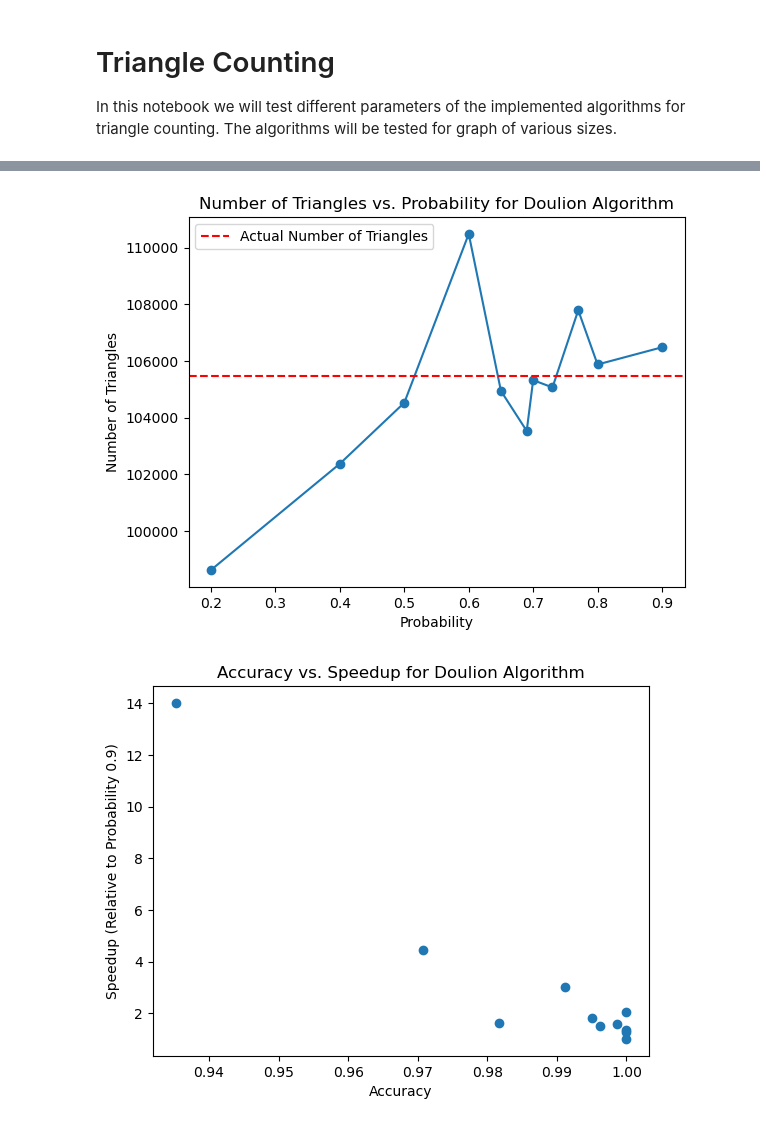
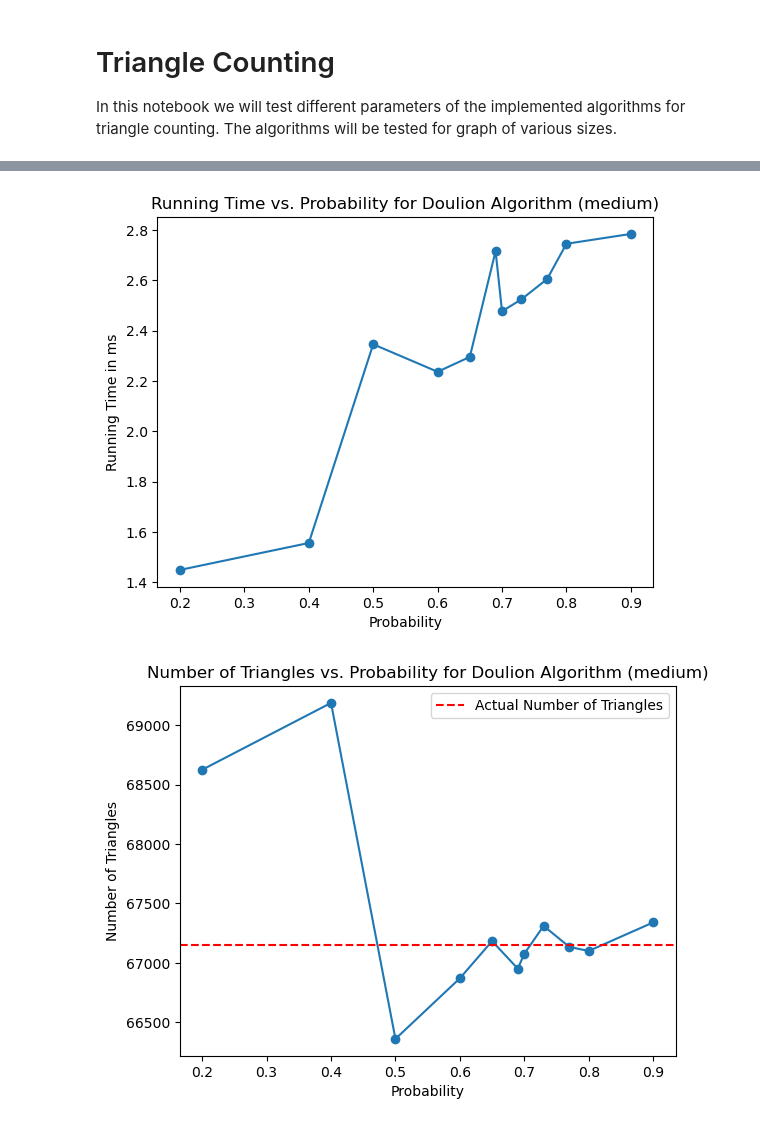
Before and after one commit to helenmand/Exact-Approximate-and-Streaming-Methods-for-Triangle-Counting, a Jupyter notebook: testing.ipynb, the cells around one changed output, grey strips where cells are left out. Saved outputs shown, nothing was run; the diff lists cells and outputs as text; code cells hidden in the pictures.

```diff
--- a/testing.ipynb
+++ b/testing.ipynb
@@ -58,6 +61,6 @@ def triest_impr_test(g, memory):
 # %%
 # small graph
-g = nx.read_edgelist(f"loaded_t_base_res_s/email.txt", create_using=nx.Graph(), nodetype = int)
+g = nx.read_edgelist(f"./data/email.txt", create_using=nx.Graph(), nodetype = int)
 g.remove_edges_from(nx.selfloop_edges(g)) # removing self-loops (if any)
 
 memory = [100, 400, 800, 1500, 3000, 5000, 8500, 10000, 12000, 13000, 14000, 16000, 17000]
@@ -69,7 +72,7 @@ t_impr_res_s = triest_impr_test(g=g, memory=memory)
 # %%
 
 # medium graph
-g = nx.read_edgelist(f"loaded_t_base_res_s/roadpa.txt", create_using=nx.Graph(), nodetype = int)
+g = nx.read_edgelist(f"./data/roadpa.txt", create_using=nx.Graph(), nodetype = int)
 g.remove_edges_from(nx.selfloop_edges(g)) # removing self-loops (if any)
 
 memory = [100, 1500, 3000, 10000, 12000, 14000, 17000]
@@ -80,7 +83,7 @@ t_base_res_m = triest_base_test(g=g, memory=memory)
 t_impr_res_m = triest_impr_test(g=g, memory=memory)
 # %%
 # big graph
-g = nx.read_edgelist(f"loaded_t_base_res_s/astroph.txt", create_using=nx.Graph(), nodetype = int)
+g = nx.read_edgelist(f"./data/astroph.txt", create_using=nx.Graph(), nodetype = int)
 g.remove_edges_from(nx.selfloop_edges(g)) # removing self-loops (if any)
 
 memory = [100, 3000, 10000, 14000, 17000]
@@ -187,45 +203,26 @@ plt.show()
 # %%
-import matplotlib.pyplot as plt
+probabilities = list(loaded_doulion_res_m.keys())
+running_times = [entry[0] for entry in loaded_doulion_res_m.values()]
 
-actual_triangles = 105461
+plt.plot(probabilities, running_times, marker='o')
+plt.xlabel('Probability')
+plt.ylabel('Running Time in ms')
+plt.title('Running Time vs. Probability for Doulion Algorithm (medium)')
+plt.show()
 
-probabilities = list(loaded_doulion_res_s.keys())
-num_triangles_predicted = [int(entry[1]) for entry in loaded_doulion_res_s.values()]
+actual_triangles = 67150
+
+probabilities = list(loaded_doulion_res_m.keys())
+num_triangles_predicted = [int(entry[1]) for entry in loaded_doulion_res_m.values()]
 
 plt.plot(probabilities, num_triangles_predicted, marker='o')
 plt.axhline(y=actual_triangles, color='red', linestyle='--', label='Actual Number of Triangles')
 
 plt.xlabel('Probability')
 plt.ylabel('Number of Triangles')
-plt.title('Number of Triangles vs. Probability for Doulion Algorithm')
+plt.title('Number of Triangles vs. Probability for Doulion Algorithm (medium)')
 plt.legend()
 plt.show()
 # %% [output]
-[figure, old version]
+[figure, new version]
+[figure, added]
-# %%
-def calculate_speedup(loaded_t_base_res_s, reference_probability):
-    reference_running_time = loaded_t_base_res_s[reference_probability][0]
-    probabilities = list(loaded_t_base_res_s.keys())
-    running_times = [entry[0] for entry in loaded_t_base_res_s.values()]
-    speedup = [reference_running_time / time for time in running_times]
-    return probabilities, speedup
-
-def calculate_accuracy(loaded_t_base_res_s, actual_triangles):
-    probabilities = list(loaded_t_base_res_s.keys())
-    estimated_triangles = [int(entry[1]) for entry in loaded_t_base_res_s.values()]
-    accuracy = [min(estimated / actual_triangles, 1.0) for estimated in estimated_triangles]
-    return probabilities, accuracy
-
-reference_probability = 0.9
-probabilities, speedup = calculate_speedup(loaded_doulion_res_s, reference_probability)
-
-probabilities_acc, accuracy = calculate_accuracy(loaded_doulion_res_s, 105461)
-
-# Create scatter plot
-plt.scatter(accuracy, speedup)
-plt.xlabel('Accuracy')
-plt.ylabel('Speedup (Relative to Probability ' + str(reference_probability) + ')')
-plt.title('Accuracy vs. Speedup for Doulion Algorithm')
-plt.show()
-# %% [output]
-[figure, removed]
```
Also changed, not shown: parts of 26 cells of this notebook, 27 other files.
